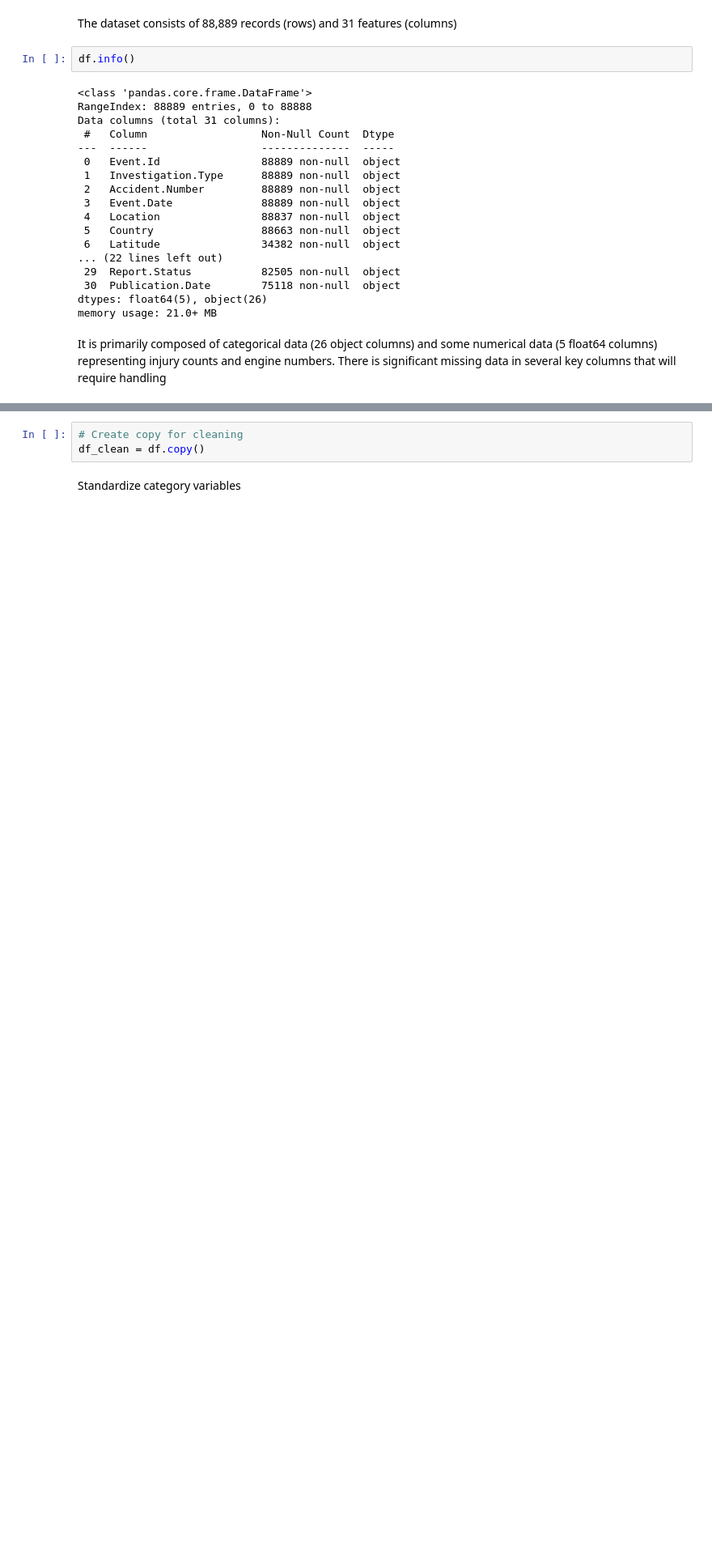
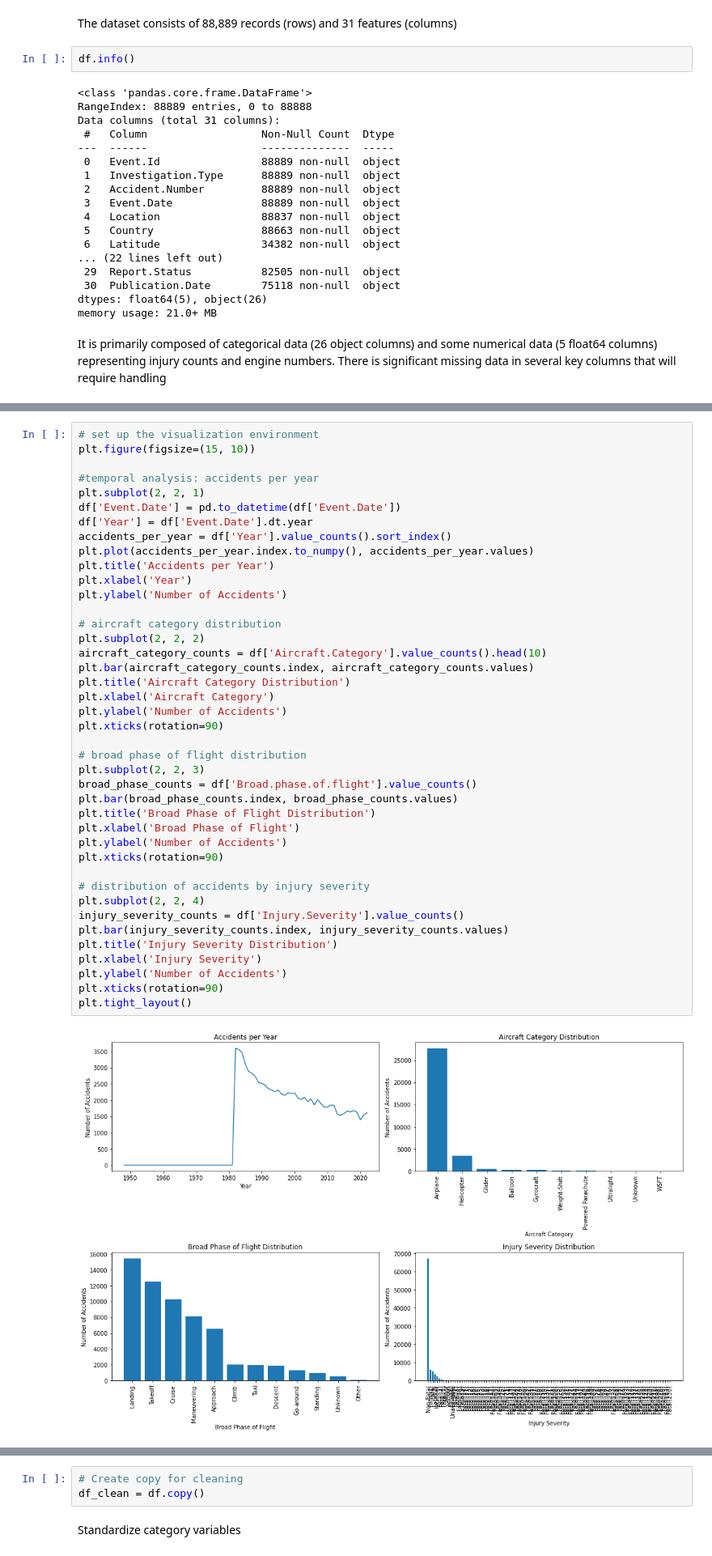
Before and after one commit to danielowuor/phase1project, a Jupyter notebook: project.ipynb, the cells around one changed output, grey strips where cells are left out. Shown at 81% size. Saved outputs shown, nothing was run; the diff lists cells and outputs as text; blank space fills up the shorter version.

```diff
--- a/project.ipynb
+++ b/project.ipynb
@@ -122,0 +141,43 @@ There is significant missing data in several key columns that will require handl
+# %%
+# set up the visualization environment
+plt.figure(figsize=(15, 10))
+
+#temporal analysis: accidents per year
+plt.subplot(2, 2, 1)
+df['Event.Date'] = pd.to_datetime(df['Event.Date'])
+df['Year'] = df['Event.Date'].dt.year
+accidents_per_year = df['Year'].value_counts().sort_index()
+plt.plot(accidents_per_year.index.to_numpy(), accidents_per_year.values)
+plt.title('Accidents per Year')
+plt.xlabel('Year')
+plt.ylabel('Number of Accidents')
+
+# aircraft category distribution
+plt.subplot(2, 2, 2)
+aircraft_category_counts = df['Aircraft.Category'].value_counts().head(10)
+plt.bar(aircraft_category_counts.index, aircraft_category_counts.values)
+plt.title('Aircraft Category Distribution')
+plt.xlabel('Aircraft Category')
+plt.ylabel('Number of Accidents')
+plt.xticks(rotation=90)
+
+# broad phase of flight distribution
+plt.subplot(2, 2, 3)
+broad_phase_counts = df['Broad.phase.of.flight'].value_counts()
+plt.bar(broad_phase_counts.index, broad_phase_counts.values)
+plt.title('Broad Phase of Flight Distribution')
+plt.xlabel('Broad Phase of Flight')
+plt.ylabel('Number of Accidents')
+plt.xticks(rotation=90)
+
+# distribution of accidents by injury severity
+plt.subplot(2, 2, 4)
+injury_severity_counts = df['Injury.Severity'].value_counts()
+plt.bar(injury_severity_counts.index, injury_severity_counts.values)
+plt.title('Injury Severity Distribution')
+plt.xlabel('Injury Severity')
+plt.ylabel('Number of Accidents')
+plt.xticks(rotation=90)
+plt.tight_layout()
+# %% [output]
+[figure, added]
```
Also changed, not shown: parts of 10 cells of this notebook, 19 other files.
